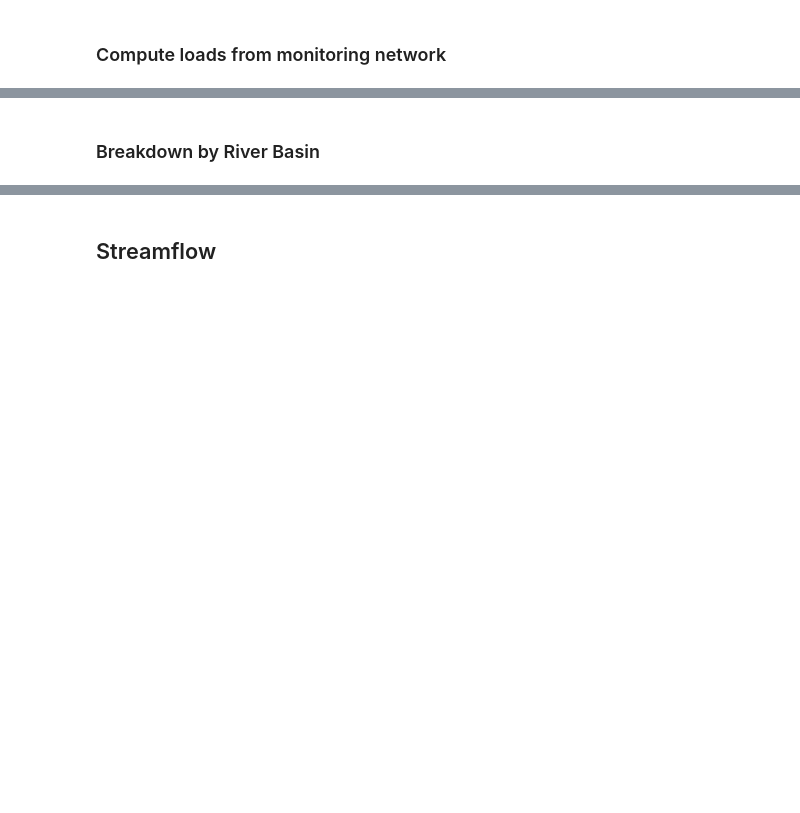
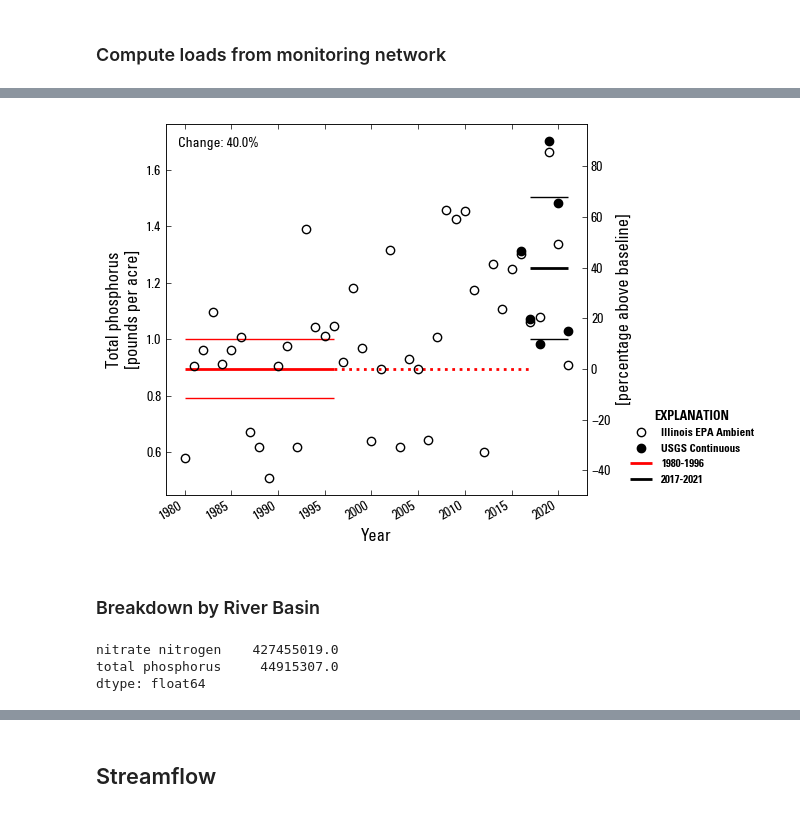
Before and after one commit to illinois-nutrient-monitoring/biennial-report, a Jupyter notebook: notebooks/01_report_plots.ipynb, the cells around one changed output, grey strips where cells are left out. Saved outputs shown, nothing was run; the diff lists cells and outputs as text; code cells hidden in the pictures; blank space fills up the shorter version.

```diff
--- a/notebooks/01_report_plots.ipynb
+++ b/notebooks/01_report_plots.ipynb
@@ -200,40 +276,49 @@ if save_figures:
 # %%
 parameter='total phosphorus'
 loc='upper left'
 
 loc='upper left'
 
 fig, ax = plt.subplots(figsize=(fig_w, fig_h))
 
 
 running_average_plot(ds1=ambient_total_yield[parameter].assign_attrs({'label':'Illinois EPA Ambient'}),
                      period1=baseline_years,
                      period2=study_years,
                      ds2=supergage_total_yield[parameter].assign_attrs({'label':'USGS Continuous'}), #comment this for ambient only
                      loc=loc,
                      ax=ax)
 
 ax2 = percentage_scale(baseline_mean_yield[parameter].values, ax)
 
 ax2.set_ylabel('[percentage above baseline]'.capitalize())
 text = ax.set_ylabel(f'{parameter}\n[pounds per acre]'.capitalize())
 
 ax.tick_params(bottom=True, top=True, left=True, right=False)
 handles, labels = ax.get_legend_handles_labels()
-rf.legend(ax, handles, labels, bbox_to_anchor=(1.2, 0))
+rf.legend(ax, handles, labels, bbox_to_anchor=(1.25, 0))
 
 fig.tight_layout()
 if save_figures:
     fig_str = str(figure_count).rjust(2,'0')
     fig.savefig(f'../figures/{fig_str}_annual_{parameter}_load.png', dpi=150)
     figure_count += 1
+# %% [output]
+[figure, added]
 # %% [markdown]
 ### Breakdown by River Basin
 # %%
 baseline_loads = ambient_loads.sel(year=ambient_loads.year.dt.year.isin(baseline_years))
 current_loads = supergage_loads.sel(year=supergage_loads.year.dt.year.isin(study_years))
 
-current_loads.pint.to('ton').groupby('river').mean(dim='year').to_dataframe()
+#current_loads = ambient_loads[['nitrate nitrogen','total phosphorus']].sel(year=ambient_loads.year.dt.year.isin(study_years))
+#current_loads.pint.to('lb').groupby('river').mean(dim='year').to_dataframe()
+x = current_loads.groupby('river').mean(dim='year').to_dataframe().sum()*scale_total_load
+x.round()
+# %% [output]
+nitrate nitrogen    427455019.0
+total phosphorus     44915307.0
+dtype: float64
 # %%
 # yield by river
 baseline_yields = baseline_loads/network['drain_area_va']
```
Also changed, not shown: parts of 34 cells of this notebook, 1 other file.
